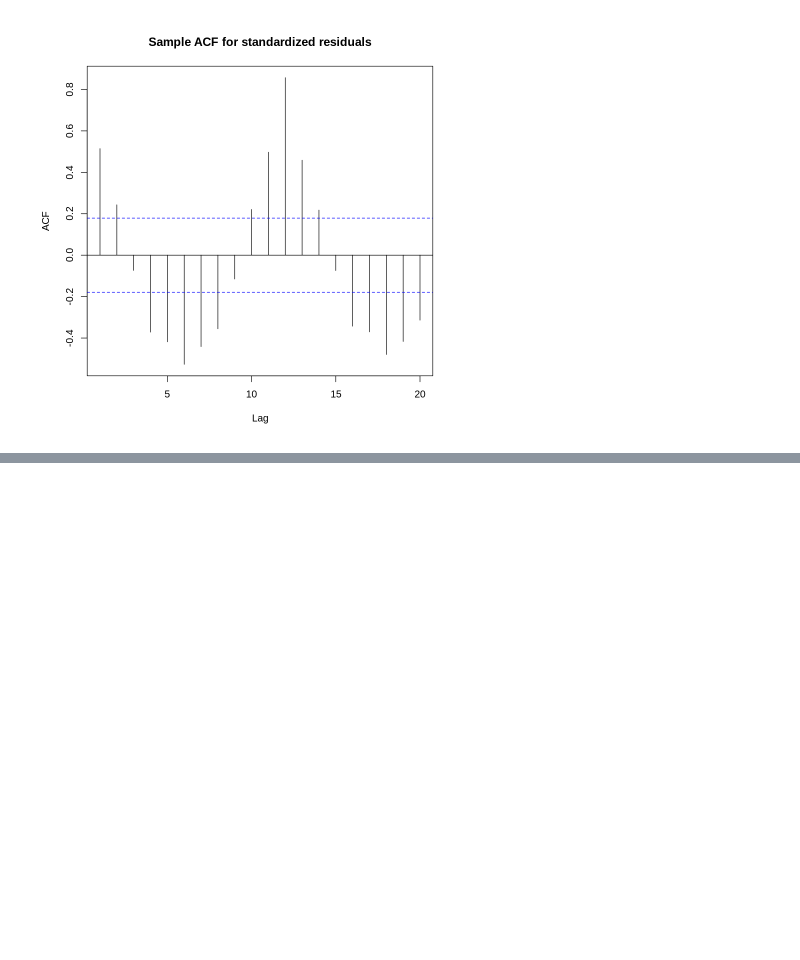
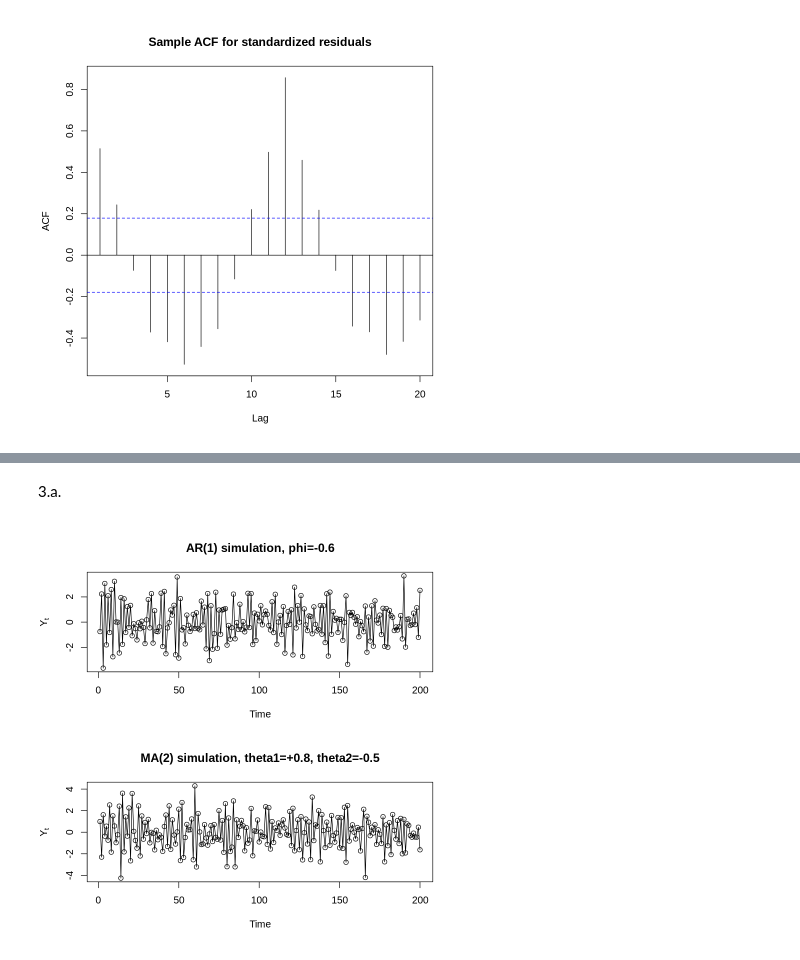
Before and after one commit to Mostafa-M-Rezaee/Time_Series_Analysis, a Jupyter notebook: 0. Time Series Analysis _ using R on Colab.ipynb, the cells around one changed output, grey strips where cells are left out. Cells and saved outputs as stored; diff of their text form; code cells hidden in the pictures; blank space fills up the shorter version.

```diff
--- a/0. Time Series Analysis _ using R on Colab.ipynb
+++ b/0. Time Series Analysis _ using R on Colab.ipynb
@@ -459,0 +531,10 @@ acf(rstudent(fit),main="Sample ACF for standardized residuals")
+# %%
+RNGkind (sample.kind = "Rounding")   # To make the result of set.seed() identical in different OSs
+set.seed(2)
+ar.sim.1 <- arima.sim(list(order = c(1,0,0), ar = -0.6), n = 200)
+
+RNGkind (sample.kind = "Rounding")   # To make the result of set.seed() identical in different OSs
+set.seed(2)
+ma.sim.2 <- arima.sim(list(order = c(0,0,2), ma = c(-0.8,+0.5)), n = 200)
+# Important! R's convention is to use positive thetas for MA models (so we have to negate)
+# E.g., ma = 0.9 means theta = -0.9.
@@ -459,0 +546,8 @@ acf(rstudent(fit),main="Sample ACF for standardized residuals")
+# %% [markdown]
+3.a.
+# %%
+par(mfrow=c(2,1))
+plot(ar.sim.1,ylab=expression(Y[t]),xlab="Time",type="o",main="AR(1) simulation, phi=-0.6")
+plot(ma.sim.2,ylab=expression(Y[t]),xlab="Time",type="o",main="MA(2) simulation, theta1=+0.8, theta2=-0.5")
+# %% [output]
+[figure, added]
```
Also changed, not shown: parts of 123 cells of this notebook.
